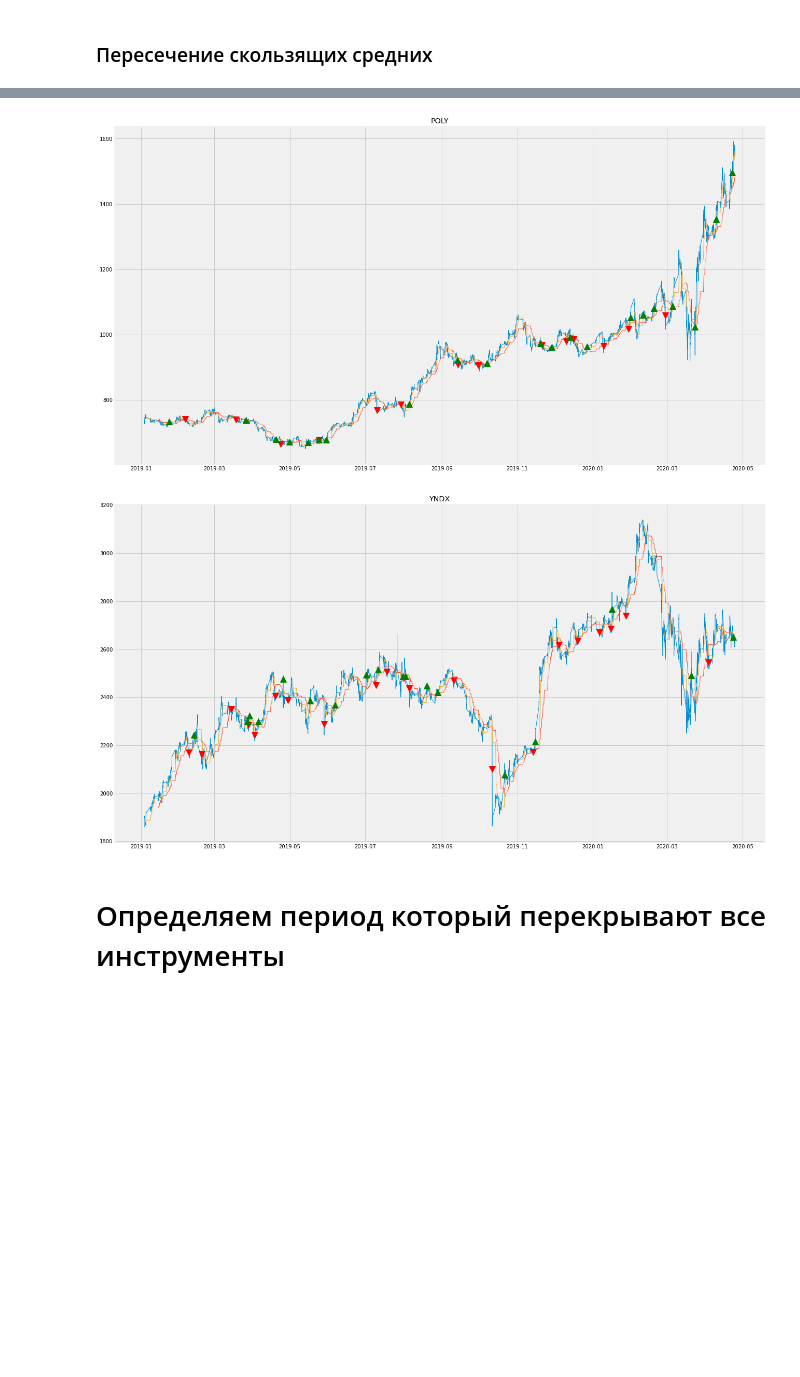
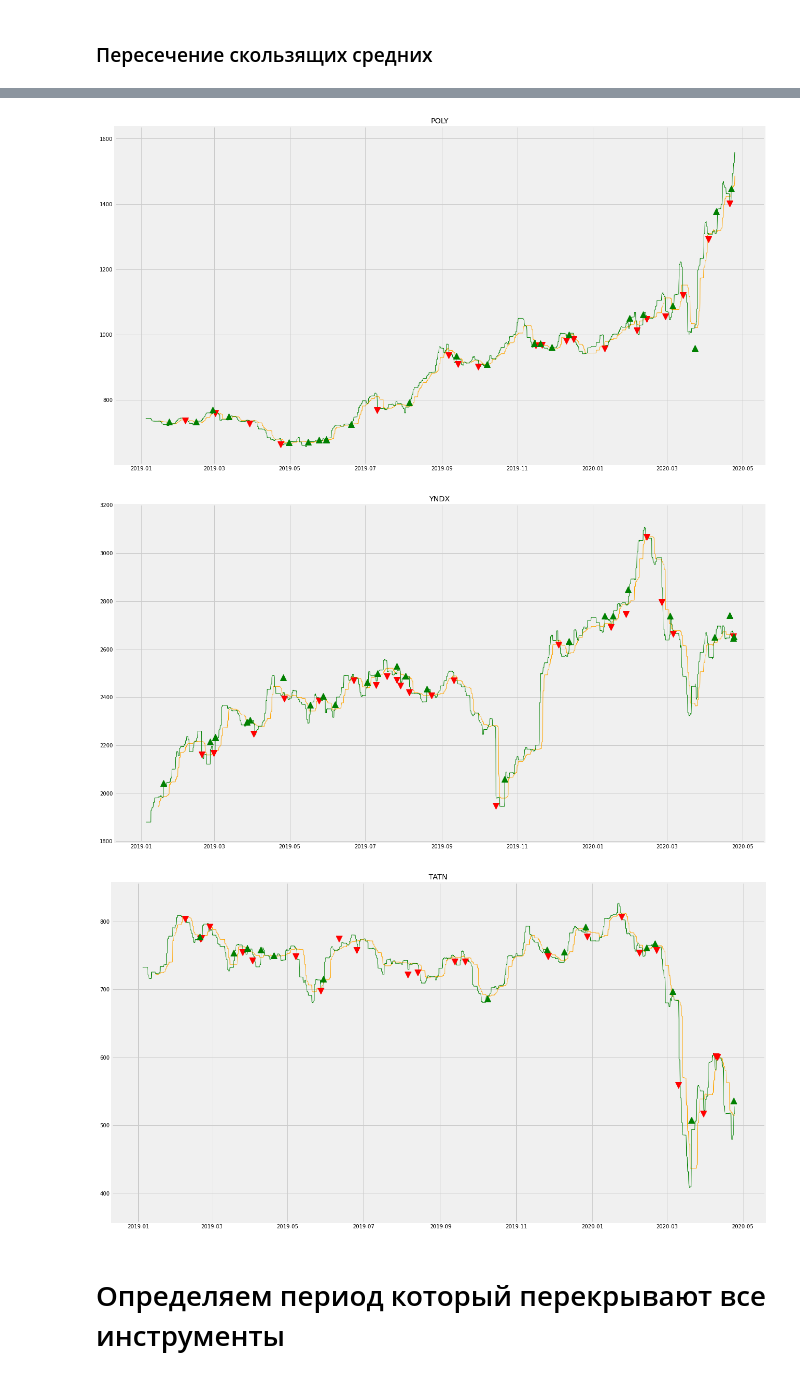
Before and after one commit to Mikhaylov-yv/Trad_histori_test, a Jupyter notebook: historical_test_1.ipynb, the cells around one changed output, grey strips where cells are left out. Cells and saved outputs as stored; diff of their text form; code cells hidden in the pictures; blank space fills up the shorter version.

```diff
--- a/historical_test_1.ipynb
+++ b/historical_test_1.ipynb
@@ -16,12 +16,13 @@ plt.rcParams['figure.figsize'] = (20, 12)
 # %% [markdown]
 ## Получение данных свечей
 # %%
-tolls_path_list = ['HYDR_190101_200425.csv','POLY_190101_200425.csv','YNDX_190101_200425.csv']
+tolls_path_list = ['HYDR_190101_200425.csv','POLY_190101_200425.csv','YNDX_190101_200425.csv', 'TATN_190101_200425.csv']
 df_dikt = {}
 for toll_path in tolls_path_list:
     df = open_finam_data.open('../../input/' + toll_path)
     #  Фильтр дат
-#     df = df.loc[df.index >= '2020-03-10']
+#     df = df.loc[df.index >= '2020-02-10']
+#     df = df.loc[df.index <= '2019-07-10']
     df_dikt[toll_path.split('_')[0]] = df
 # %% [markdown]
 ## Добавление индикаторов
@@ -29,8 +30,8 @@ for toll_path in tolls_path_list:
 ### Скользящее среднее
 # %%
 for df_toll in list(df_dikt):
-    df_dikt[df_toll]['ma_samp_slow'] = df_dikt[df_toll].CLOSE.rolling(window = 350, min_periods = 350).mean()
-    df_dikt[df_toll]['ma_samp_fast'] = df_dikt[df_toll].CLOSE.rolling(window = 100, min_periods = 100).mean()
+    df_dikt[df_toll]['ma_samp_slow'] = df_dikt[df_toll].CLOSE.rolling(window = 350, min_periods = 350).median()
+    df_dikt[df_toll]['ma_samp_fast'] = df_dikt[df_toll].CLOSE.rolling(window = 100, min_periods = 100).median()
 #     print (str(df_toll) + '\n' + str(df_dikt[df_toll].dtypes) + '\n')
 # %% [markdown]
 ### Пересечение скользящих средних
@@ -53,9 +54,9 @@ for df_toll in list(df_dikt):
 for df_toll in list(df_dikt):
     fig, ax = plt.subplots()
     ax.set_title(df_toll)
-    ax.plot(df_dikt[df_toll].CLOSE.dropna(),linewidth=1)
-    ax.plot(df_dikt[df_toll].ma_samp_slow.dropna(),linewidth=1)
-    ax.plot(df_dikt[df_toll].ma_samp_fast.dropna(),linewidth=1)
+    ax.plot(df_dikt[df_toll].CLOSE.dropna(),linewidth=1, color='blue',linestyle='')
+    ax.plot(df_dikt[df_toll].ma_samp_slow.dropna(),linewidth=1, color='orange')
+    ax.plot(df_dikt[df_toll].ma_samp_fast.dropna(),linewidth=1, color='green')
     ax.plot(df_dikt[df_toll][(df_dikt[df_toll].POZISION == 'short')&(df_dikt[df_toll].SIGNAL == True)].CLOSE, 'rv', markersize=12)
     ax.plot(df_dikt[df_toll][(df_dikt[df_toll].POZISION == 'long')&(df_dikt[df_toll].SIGNAL == True)].CLOSE, 'g^', markersize=12)
     plt.show()
@@ -64,5 +65,6 @@ for df_toll in list(df_dikt):
-[figure, old version]
+[figure, new version]
-[figure, old version]
+[figure, new version]
+[figure, added]
 # %% [markdown]
 # Определяем период который перекрывают все инструменты
 # %%
```
Also changed, not shown: parts of 12 cells of this notebook.
